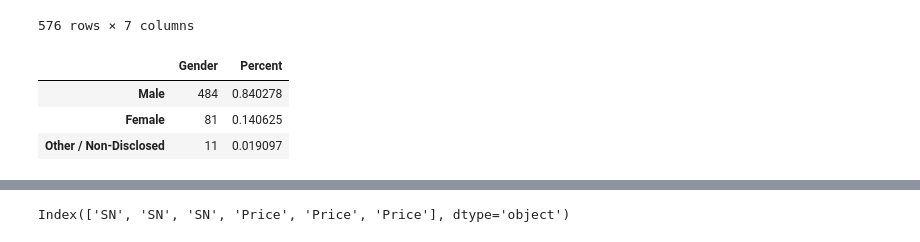
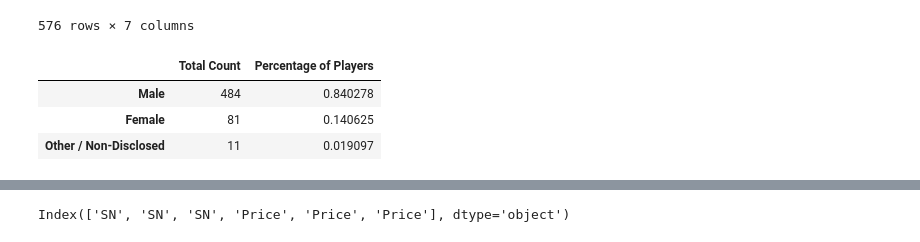
Before and after one commit to afreedman4564/Heroes-Pymoli, a Jupyter notebook: HeroesOfPymoli/HeroesOfPymoli.ipynb, the cells around one changed output, grey strips where cells are left out. Cells and saved outputs as stored; diff of their text form; code cells hidden in the pictures.

```diff
--- a/HeroesOfPymoli/HeroesOfPymoli.ipynb
+++ b/HeroesOfPymoli/HeroesOfPymoli.ipynb
@@ -65,11 +65,14 @@ unique_cust
 | 778 | 778 | Sisur91 | 7 | Male | 92 | Final Critic | 4.19 |
 576 rows × 7 columns
 # %%
+# use unique_cust df to calculate disribution of gender
 gender_df = pd.DataFrame(unique_cust["Gender"].value_counts())
 gender_df["Percent"] = gender_df["Gender"]/gender_df["Gender"].sum()
+gender_df = gender_df.rename(columns = {"Gender": "Total Count",
+                                       "Percent": "Percentage of Players"})
 gender_df
 # %% [output]
-|  | Gender | Percent |
+|  | Total Count | Percentage of Players |
 | Male | 484 | 0.840278 |
 | Female | 81 | 0.140625 |
 | Other / Non-Disclosed | 11 | 0.019097 |
```
Also changed, not shown: parts of 4 cells of this notebook.
